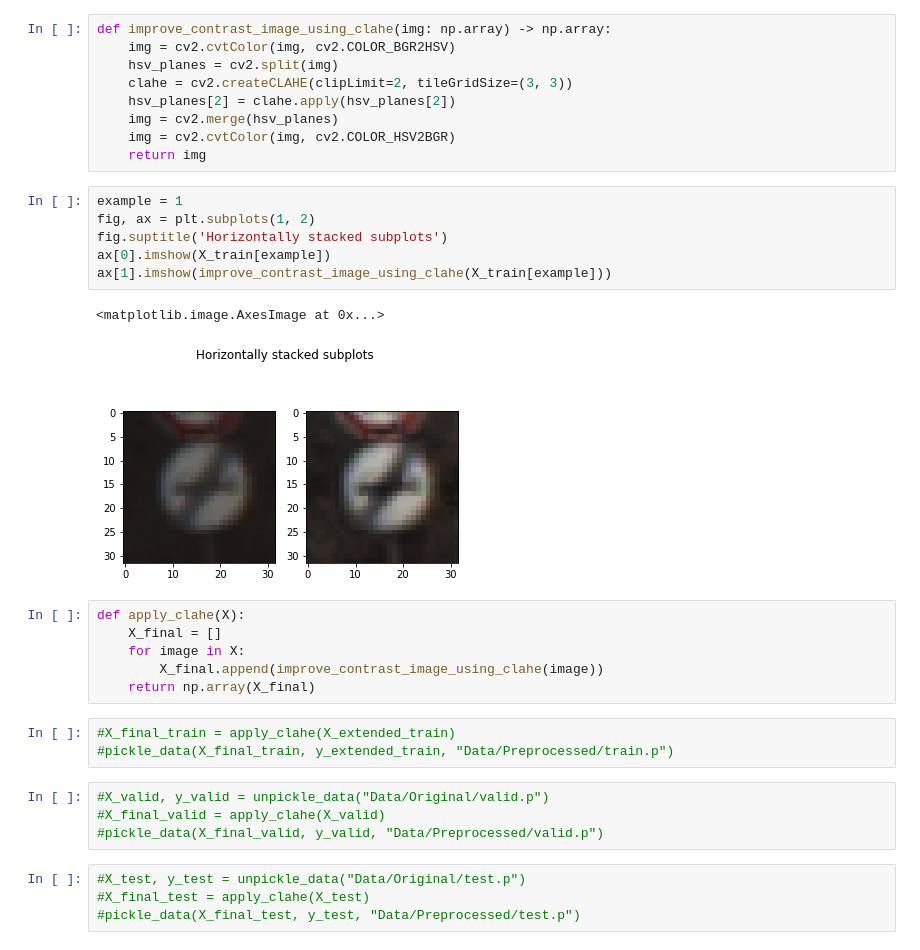
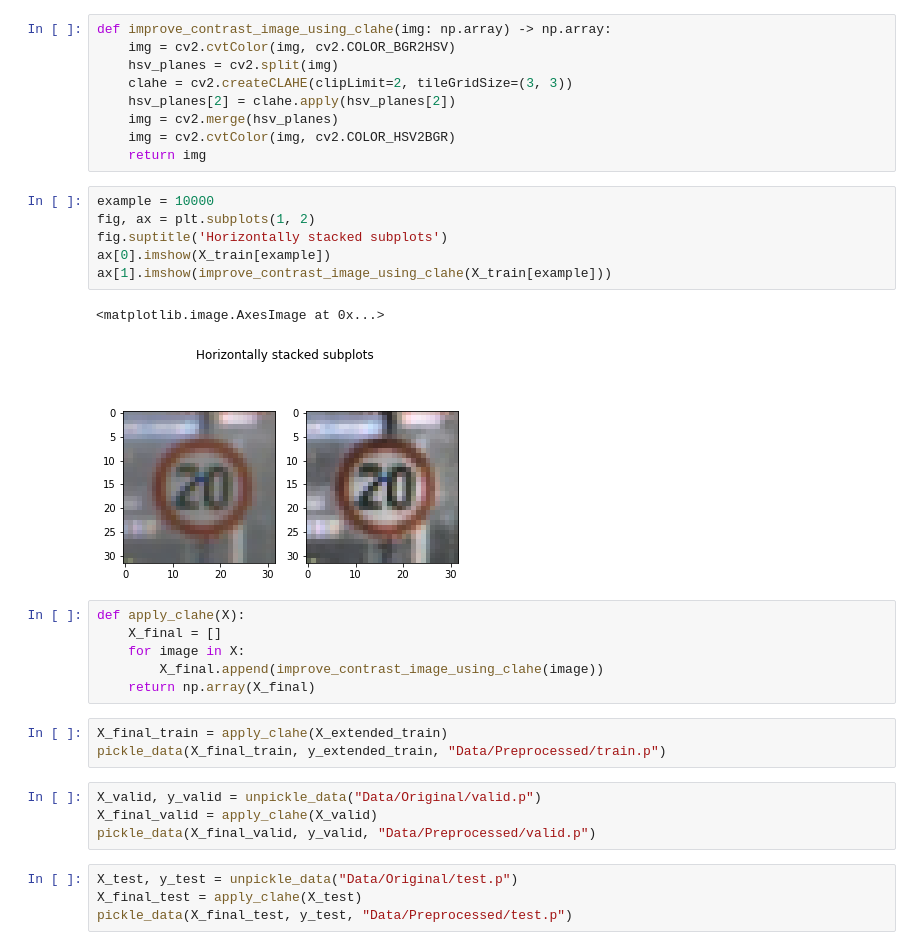
Before and after one commit to BinaryTree0/TrafficSignRecognition, a Jupyter notebook: Preprocessing.ipynb, the cells around one changed output. Saved outputs shown, nothing was run; the diff lists cells and outputs as text.

```diff
--- a/Preprocessing.ipynb
+++ b/Preprocessing.ipynb
@@ -187,14 +161,14 @@ def improve_contrast_image_using_clahe(img: np.array) -> np.array:
     img = cv2.cvtColor(img, cv2.COLOR_HSV2BGR)
     return img
 # %%
-example = 1
+example = 10000
 fig, ax = plt.subplots(1, 2)
 fig.suptitle('Horizontally stacked subplots')
 ax[0].imshow(X_train[example])
 ax[1].imshow(improve_contrast_image_using_clahe(X_train[example]))
 # %% [output]
 <matplotlib.image.AxesImage at 0x...>
-[figure, old version]
+[figure, new version]
 # %%
 def apply_clahe(X):
     X_final = []
@@ -202,13 +176,13 @@ def apply_clahe(X):
         X_final.append(improve_contrast_image_using_clahe(image))
     return np.array(X_final)
 # %%
-#X_final_train = apply_clahe(X_extended_train)
-#pickle_data(X_final_train, y_extended_train, "Data/Preprocessed/train.p")
+X_final_train = apply_clahe(X_extended_train)
+pickle_data(X_final_train, y_extended_train, "Data/Preprocessed/train.p")
 # %%
-#X_valid, y_valid = unpickle_data("Data/Original/valid.p")
-#X_final_valid = apply_clahe(X_valid)
-#pickle_data(X_final_valid, y_valid, "Data/Preprocessed/valid.p")
+X_valid, y_valid = unpickle_data("Data/Original/valid.p")
+X_final_valid = apply_clahe(X_valid)
+pickle_data(X_final_valid, y_valid, "Data/Preprocessed/valid.p")
 # %%
-#X_test, y_test = unpickle_data("Data/Original/test.p")
-#X_final_test = apply_clahe(X_test)
-#pickle_data(X_final_test, y_test, "Data/Preprocessed/test.p")
+X_test, y_test = unpickle_data("Data/Original/test.p")
+X_final_test = apply_clahe(X_test)
+pickle_data(X_final_test, y_test, "Data/Preprocessed/test.p")
```
Also changed, not shown: parts of 1 cell of this notebook.
